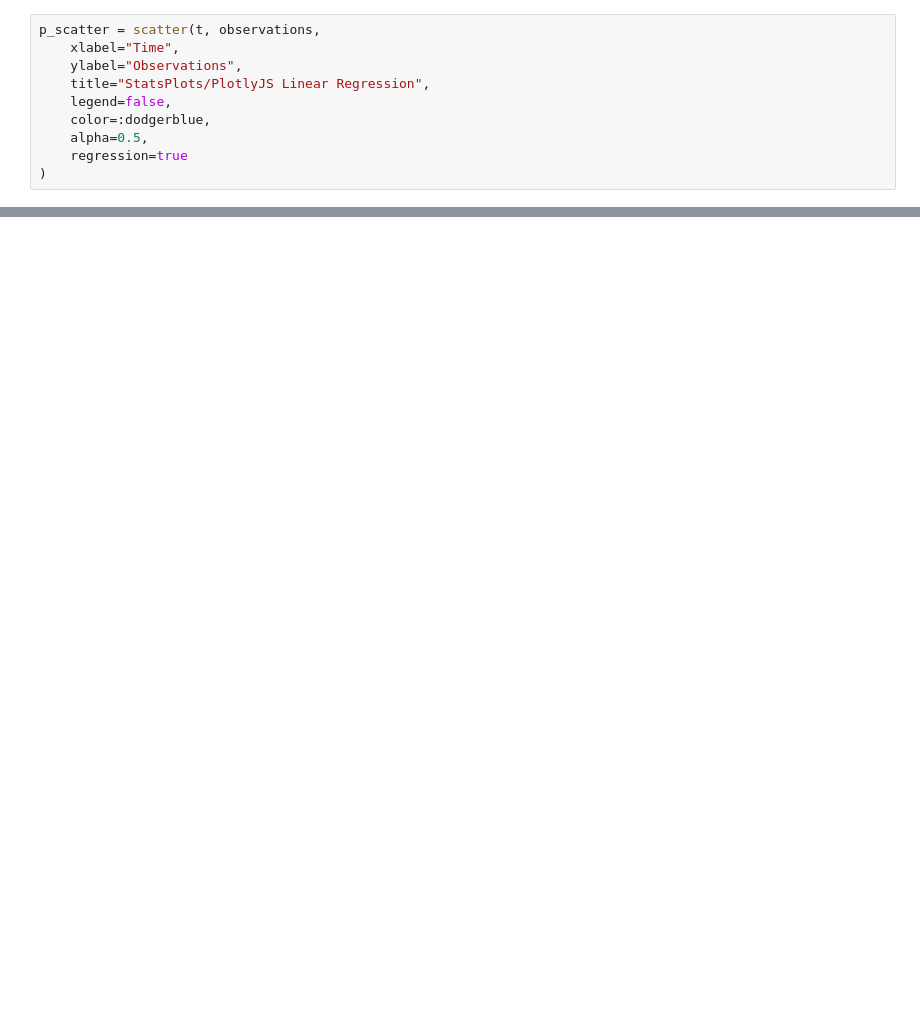
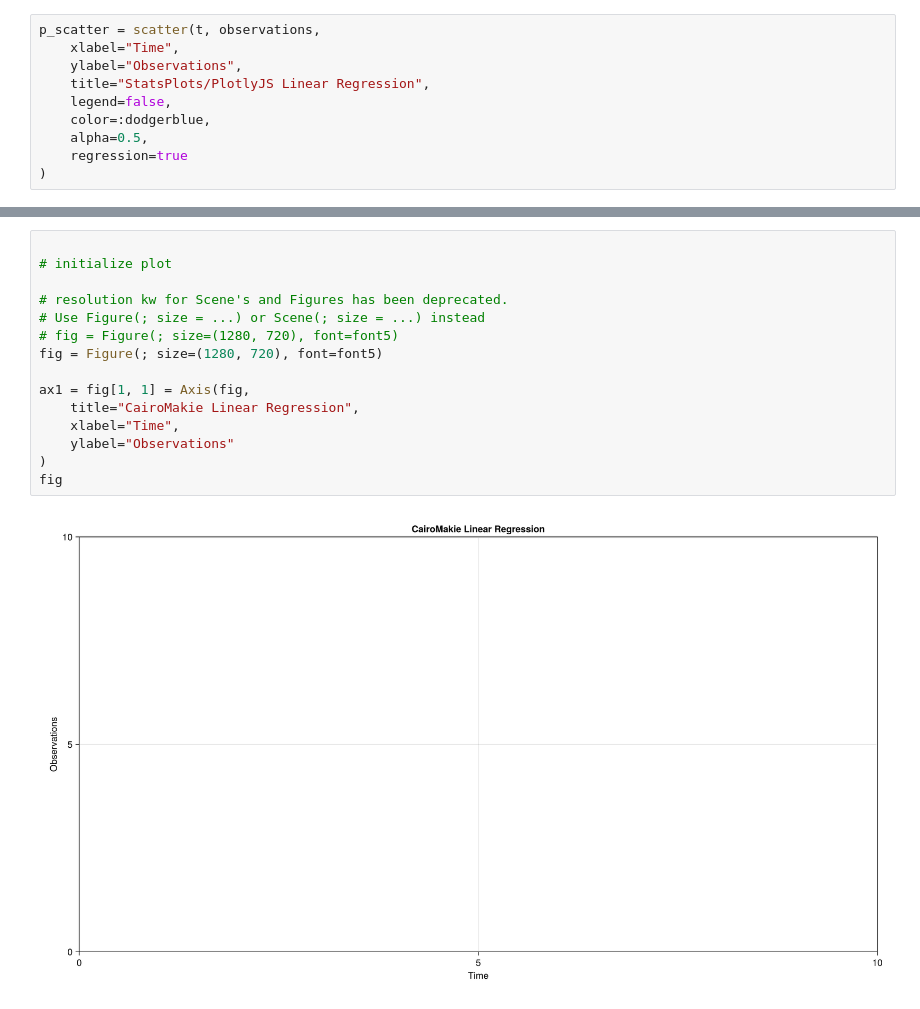
Before and after one commit to eo1989/mkt_notes_general, a Jupyter notebook: _gen_notes/juls/julia_fin.ipynb, the cells around one changed output, grey strips where cells are left out. Cells and saved outputs as stored; diff of their text form; blank space fills up the shorter version.

```diff
--- a/_gen_notes/juls/julia_fin.ipynb
+++ b/_gen_notes/juls/julia_fin.ipynb
@@ -1297,0 +1011,17 @@ save("density_cairomakie.svg", fig)
+# %%
+
+# initialize plot
+
+# resolution kw for Scene's and Figures has been deprecated.
+# Use Figure(; size = ...) or Scene(; size = ...) instead
+# fig = Figure(; size=(1280, 720), font=font5)
+fig = Figure(; size=(1280, 720), font=font5)
+
+ax1 = fig[1, 1] = Axis(fig,
+    title="CairoMakie Linear Regression",
+    xlabel="Time",
+    ylabel="Observations"
+)
+fig
+# %% [output]
+[figure, added]
```
Also changed, not shown: parts of 77 cells of this notebook, 16 other files.
